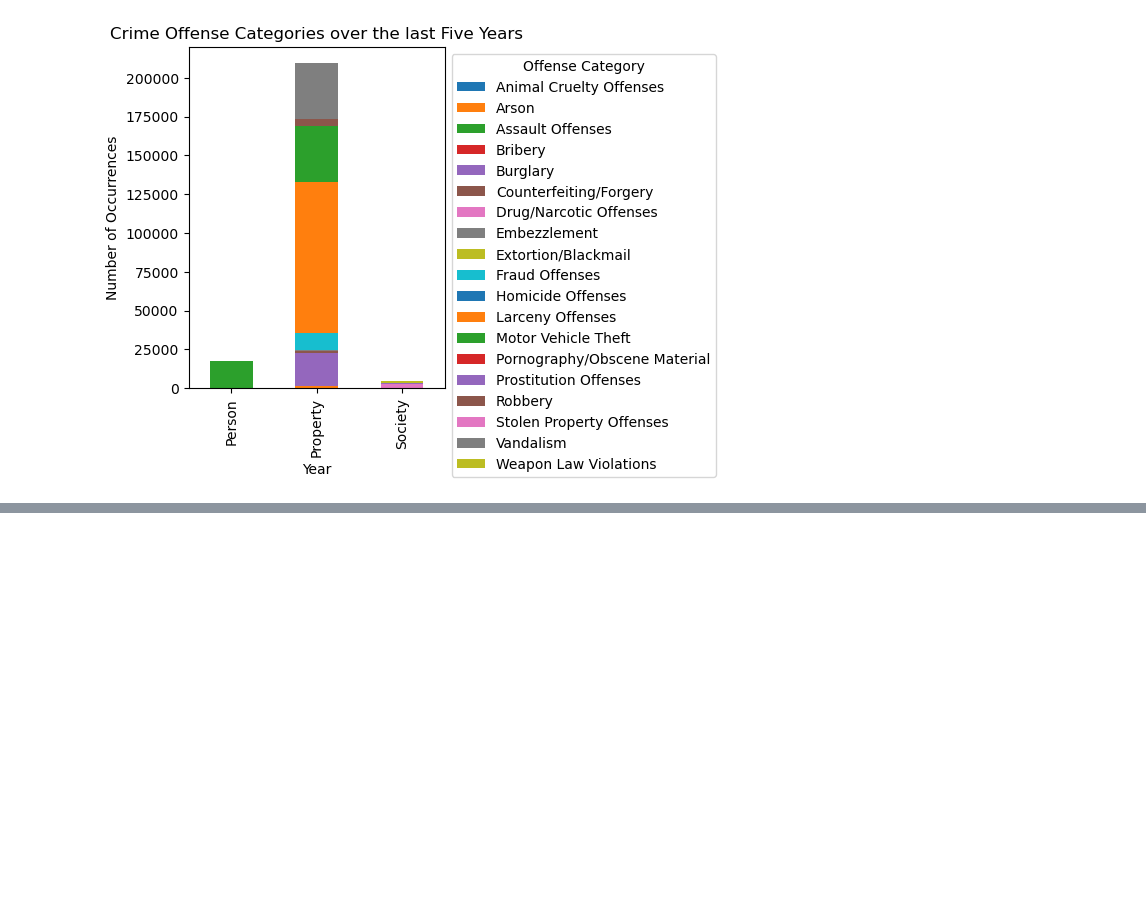
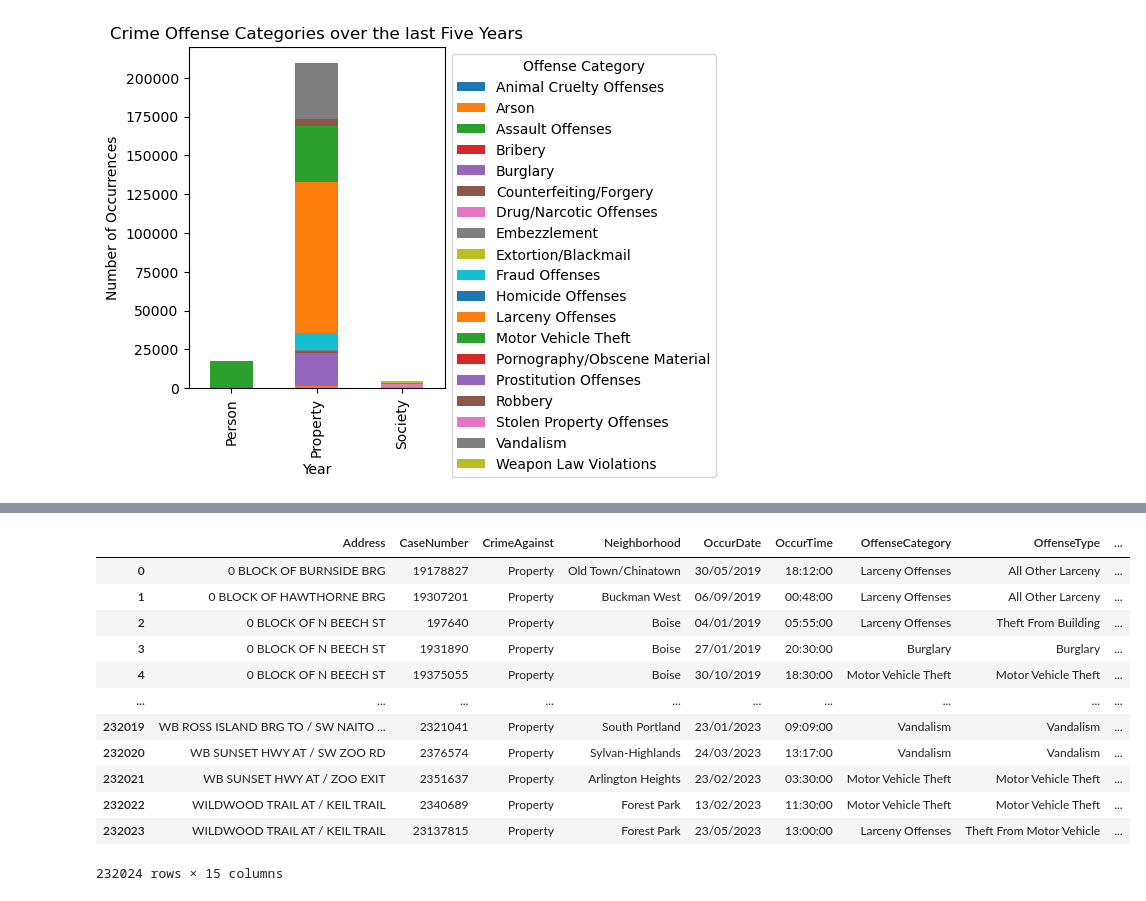
Before and after one commit to jnliou/crimeanalysis, a Jupyter notebook: ETL of the data.ipynb, the cells around one changed output, grey strips where cells are left out. Cells and saved outputs as stored; diff of their text form; code cells hidden in the pictures; blank space fills up the shorter version.

Commit message:
Updated Clean File for Data for SQL database

```diff
--- a/ETL of the data.ipynb
+++ b/ETL of the data.ipynb
@@ -383,0 +444,7 @@ plt.show()
+# %%
+# Read the CSV file
+df3 = "Updated-Datafile-Crime1.csv"
+# Load the CSV file into a DataFrame
+df3 = pd.read_csv(df3)
+# %%
+df3['OccurTime'] = df3['OccurTime'].str.replace(' ', '')
@@ -383,0 +454,16 @@ plt.show()
+# %%
+df3
+# %% [output]
+|  | Address | CaseNumber | CrimeAgainst | Neighborhood | OccurDate | OccurTime | OffenseCategory | OffenseType | ... |
+| 0 | 0 BLOCK OF BURNSIDE BRG | 19178827 | Property | Old Town/Chinatown | 30/05/2019 | 18:12:00 | Larceny Offenses | All Other Larceny | ... |
+| 1 | 0 BLOCK OF HAWTHORNE BRG | 19307201 | Property | Buckman West | 06/09/2019 | 00:48:00 | Larceny Offenses | All Other Larceny | ... |
+| 2 | 0 BLOCK OF N BEECH ST | 197640 | Property | Boise | 04/01/2019 | 05:55:00 | Larceny Offenses | Theft From Building | ... |
+| 3 | 0 BLOCK OF N BEECH ST | 1931890 | Property | Boise | 27/01/2019 | 20:30:00 | Burglary | Burglary | ... |
+| 4 | 0 BLOCK OF N BEECH ST | 19375055 | Property | Boise | 30/10/2019 | 18:30:00 | Motor Vehicle Theft | Motor Vehicle Theft | ... |
+| ... | ... | ... | ... | ... | ... | ... | ... | ... | ... |
+| 232019 | WB ROSS ISLAND BRG TO / SW NAITO ... | 2321041 | Property | South Portland | 23/01/2023 | 09:09:00 | Vandalism | Vandalism | ... |
+| 232020 | WB SUNSET HWY AT / SW ZOO RD | 2376574 | Property | Sylvan-Highlands | 24/03/2023 | 13:17:00 | Vandalism | Vandalism | ... |
+| 232021 | WB SUNSET HWY AT / ZOO EXIT | 2351637 | Property | Arlington Heights | 23/02/2023 | 03:30:00 | Motor Vehicle Theft | Motor Vehicle Theft | ... |
+| 232022 | WILDWOOD TRAIL AT / KEIL TRAIL | 2340689 | Property | Forest Park | 13/02/2023 | 11:30:00 | Motor Vehicle Theft | Motor Vehicle Theft | ... |
+| 232023 | WILDWOOD TRAIL AT / KEIL TRAIL | 23137815 | Property | Forest Park | 23/05/2023 | 13:00:00 | Larceny Offenses | Theft From Motor Vehicle | ... |
+232024 rows × 15 columns
```
Also changed, not shown: parts of 4 cells of this notebook.
